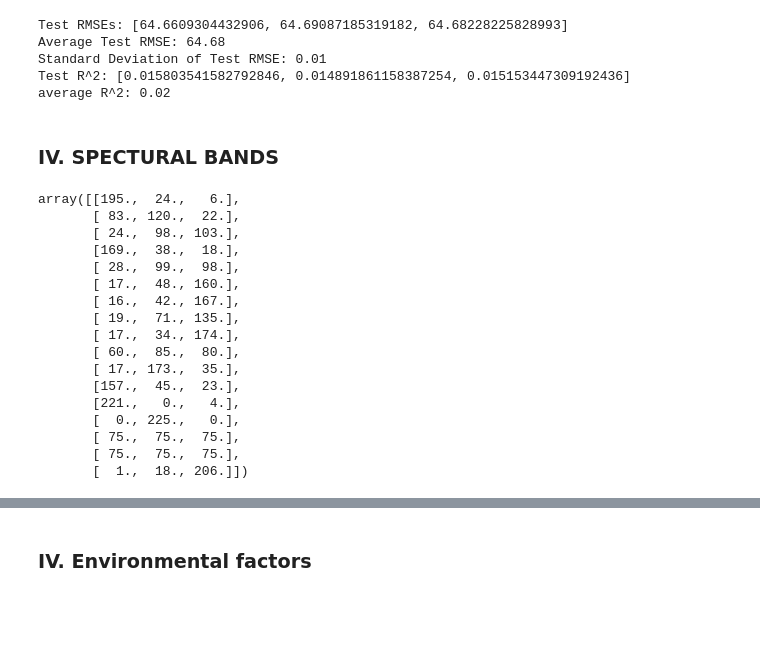
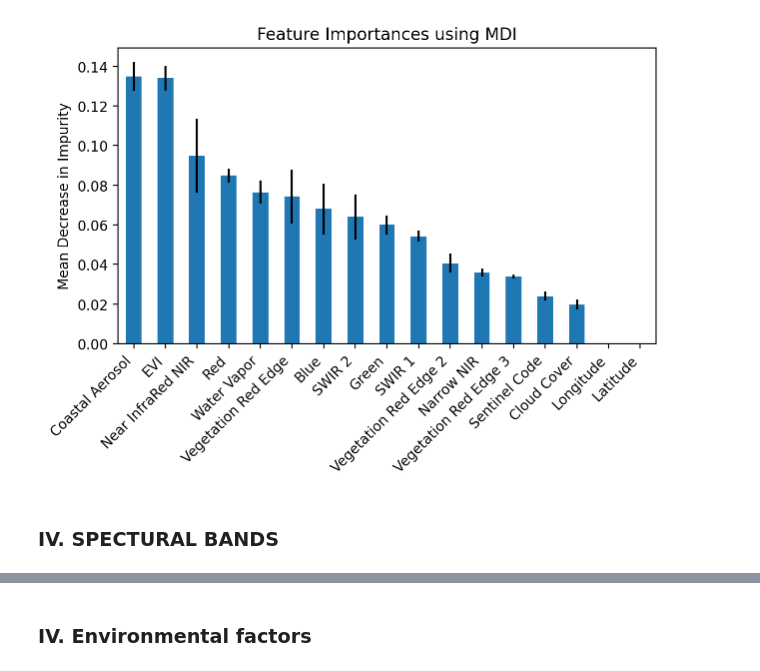
Before and after one commit to heath3rq/ML_Machine-Learning-Biomass-Density-Estimation, a Jupyter notebook: random_forest.ipynb, the cells around one changed output, grey strips where cells are left out. Drawn from its saved outputs; the diff is of its cells as text; code cells hidden in the pictures; blank space fills up the shorter version.

```diff
--- a/random_forest.ipynb
+++ b/random_forest.ipynb
@@ -384,28 +267,25 @@ Best: 0.009300628442710623 using {'n_estimators': 100, 'max_features': None, 'ma
-# %%
-# Run Fined Tuned RANDOM FOREST WITH ALL BANDS except EVI three times
-# to get the average test RMSE and standard deviation of the RMSE for the default random forest model
-rmse_lst_4 = []
-r_2_lst_4 = []
-
-for i in range(3):
-    rf_model_evi = RandomForestRegressor(**random_search.best_params_).fit(X_train_plus_val, y_train_plus_val)
-    rmse_lst_4.append(np.sqrt(mse(y_test, rf_model_evi.predict(X_test))))
-    r_2_lst_4.append(rf_model_evi.score(X_test, y_test))
-
-#calculate standard deviation of RMSE
-std_4 = np.std(rmse_lst_4)
-print(f"""
-Test RMSEs: {rmse_lst_4}
-Average Test RMSE: {np.mean(rmse_lst_4):.2f}
-Standard Deviation of Test RMSE: {std_4:.2f}
-Test R^2: {r_2_lst_4}
-average R^2: {np.mean(r_2_lst_4):.2f}
-""")
-# %% [output]
-Test RMSEs: [64.6609304432906, 64.69087185319182, 64.68228225828993]
-Average Test RMSE: 64.68
-Standard Deviation of Test RMSE: 0.01
-Test R^2: [0.015803541582792846, 0.014891861158387254, 0.015153447309192436]
-average R^2: 0.02
+# %%
+# Extract Feature Importance
+importances = rf_model_evi.feature_importances_.reshape(17, -1).sum(axis=1)
+x_label = ["Coastal Aerosol", "Blue", "Green", "Red", "Vegetation Red Edge", "Vegetation Red Edge 2", "Vegetation Red Edge 3",
+           "Near InfraRed NIR", "Narrow NIR", "Water Vapor", "SWIR 1", "SWIR 2", "Cloud Cover", "Sentinel Code", "Latitude", "Longitude", "EVI"]
+std = rf_model_evi.feature_importances_.reshape(17, -1).std(axis=1)
+
+# create tuples of importance scores and labels, sort by importance scores
+sorted_data = sorted(zip(importances, x_label, std), reverse=True)
+
+# unpack sorted importance scores and labels into separate lists
+sorted_importance, sorted_labels, sorted_std = zip(*sorted_data)
+
+fig, ax = plt.subplots()
+forest_importances = pd.Series(sorted_importance, index=sorted_labels)
+forest_importances.plot.bar(yerr=sorted_std, ax=ax)
+ax.set_title("Feature Importances using MDI")
+ax.set_xticks(range(len(sorted_labels)), sorted_labels, rotation=45, ha="right")
+ax.set_ylabel("Mean Decrease in Impurity")
+fig.tight_layout()
+plt.show()
+# %% [output]
+[figure, added]
 # %% [markdown]
 ### IV. SPECTURAL BANDS
@@ -455,20 +291,0 @@ def try_bands(x_train: np.ndarray, x_test: np.ndarray):
-# %%
-X_train[0].reshape(17,-1)
-# %% [output]
-array([[195.,  24.,   6.],
-       [ 83., 120.,  22.],
-       [ 24.,  98., 103.],
-       [169.,  38.,  18.],
-       [ 28.,  99.,  98.],
-       [ 17.,  48., 160.],
-       [ 16.,  42., 167.],
-       [ 19.,  71., 135.],
-       [ 17.,  34., 174.],
-       [ 60.,  85.,  80.],
-       [ 17., 173.,  35.],
-       [157.,  45.,  23.],
-       [221.,   0.,   4.],
-       [  0., 225.,   0.],
-       [ 75.,  75.,  75.],
-       [ 75.,  75.,  75.],
-       [  1.,  18., 206.]])
```
Also changed, not shown: parts of 76 cells of this notebook.
